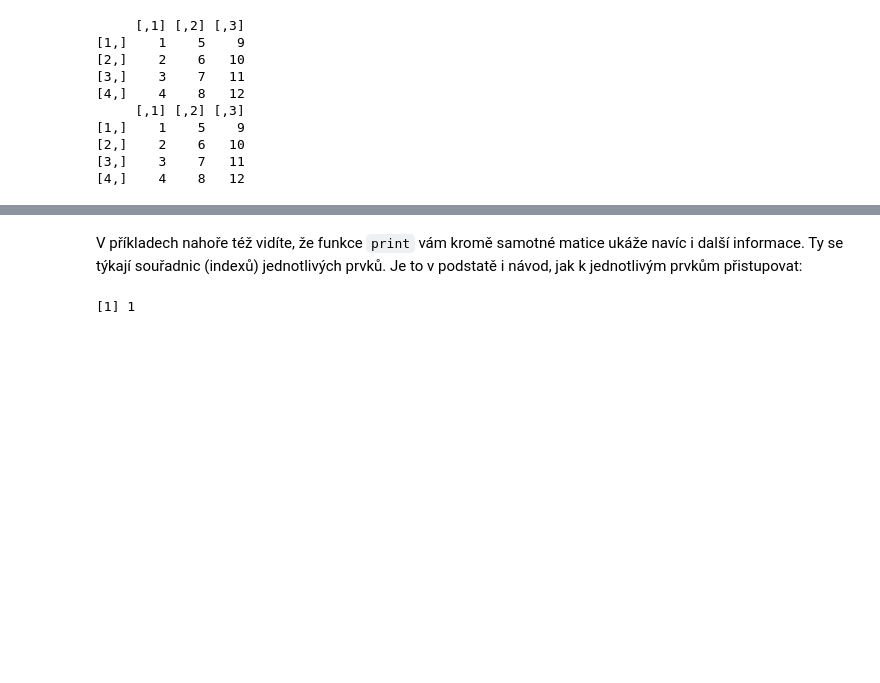
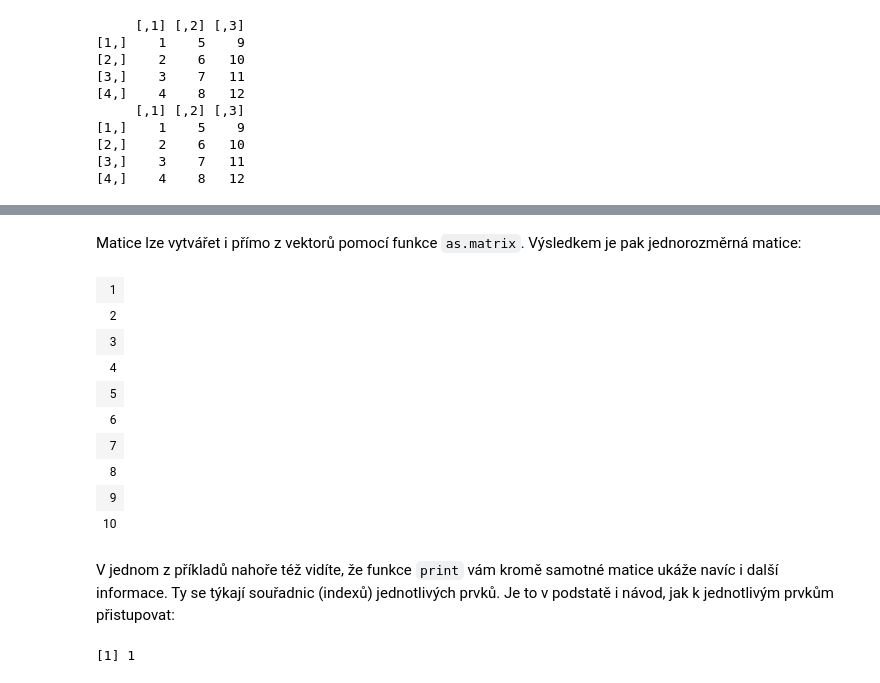
Before and after one commit to lich-uct/r_tutorial, a Jupyter notebook: 04/04.ipynb, the cells around one changed output, grey strips where cells are left out. Saved outputs shown, nothing was run; the diff lists cells and outputs as text; code cells hidden in the pictures; blank space fills up the shorter version.

```diff
--- a/04/04.ipynb
+++ b/04/04.ipynb
@@ -76,5 +82,20 @@ print(m_x)
+# %% [markdown]
+Matice lze vytvářet i přímo z vektorů pomocí funkce `as.matrix`. Výsledkem je pak jednorozměrná matice:
+# %%
+as.matrix(1:10)
+# %% [output]
+| 1 |
+| 2 |
+| 3 |
+| 4 |
+| 5 |
+| 6 |
+| 7 |
+| 8 |
+| 9 |
+| 10 |
 # %% [markdown]
-V příkladech nahoře též vidíte, že funkce `print` vám kromě samotné matice ukáže navíc i další informace. Ty se týkají souřadnic (indexů) jednotlivých prvků. Je to v podstatě i návod, jak k jednotlivým prvkům přistupovat:
+V jednom z příkladů nahoře též vidíte, že funkce `print` vám kromě samotné matice ukáže navíc i další informace. Ty se týkají souřadnic (indexů) jednotlivých prvků. Je to v podstatě i návod, jak k jednotlivým prvkům přistupovat:
 # %%
 m_x[1,1]
 m_x[2,2]
```
Also changed, not shown: parts of 23 cells of this notebook.
